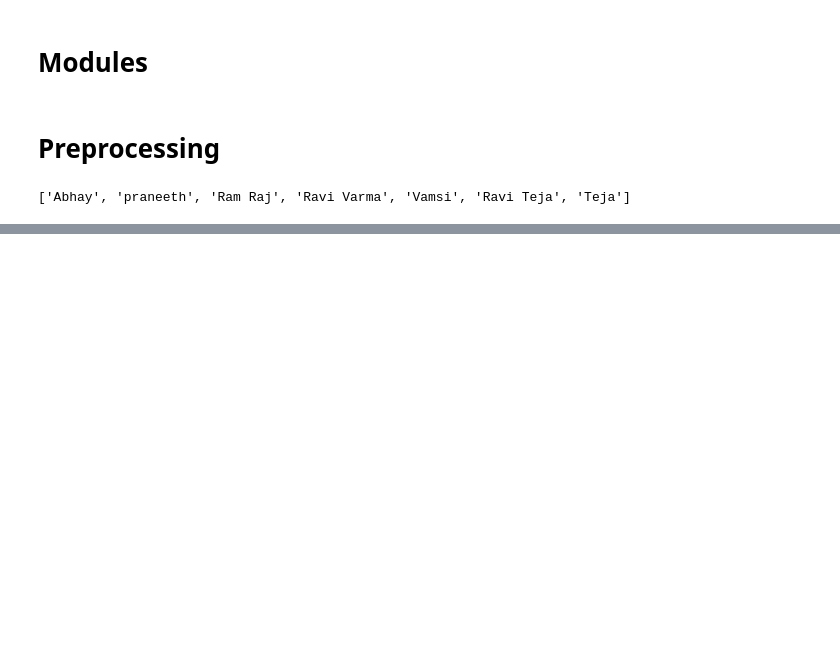
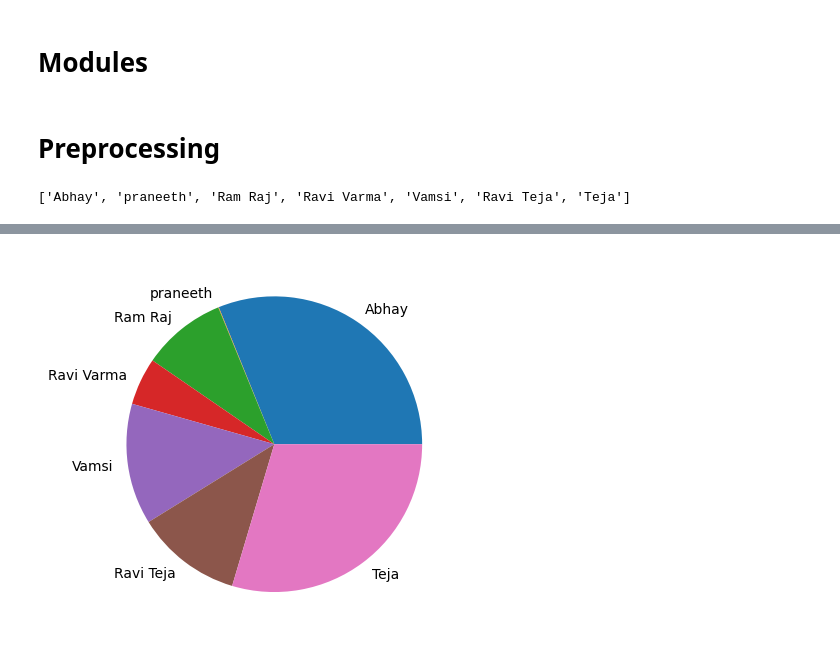
Before and after one commit to RaviTeja0103/WhatsApp-chat-analyzer, a Jupyter notebook: Whatsapp.ipynb, the cells around one changed output, grey strips where cells are left out. Drawn from its saved outputs; the diff is of its cells as text; code cells hidden in the pictures; blank space fills up the shorter version.

```diff
--- a/Whatsapp.ipynb
+++ b/Whatsapp.ipynb
@@ -85,0 +86,5 @@ plt.bar(x,y)
+# %%
+plt.pie(y, labels=x)
+plt.show()
+# %% [output]
+[figure, added]
```
Also changed, not shown: parts of 2 cells of this notebook.
